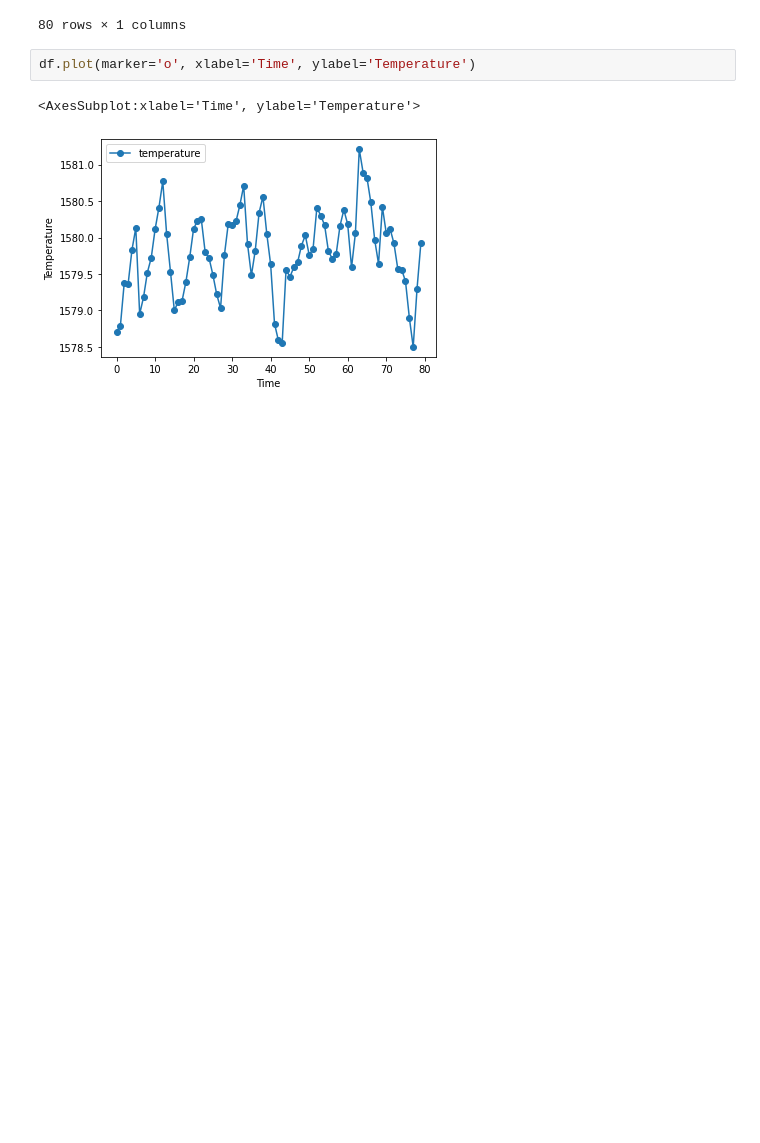
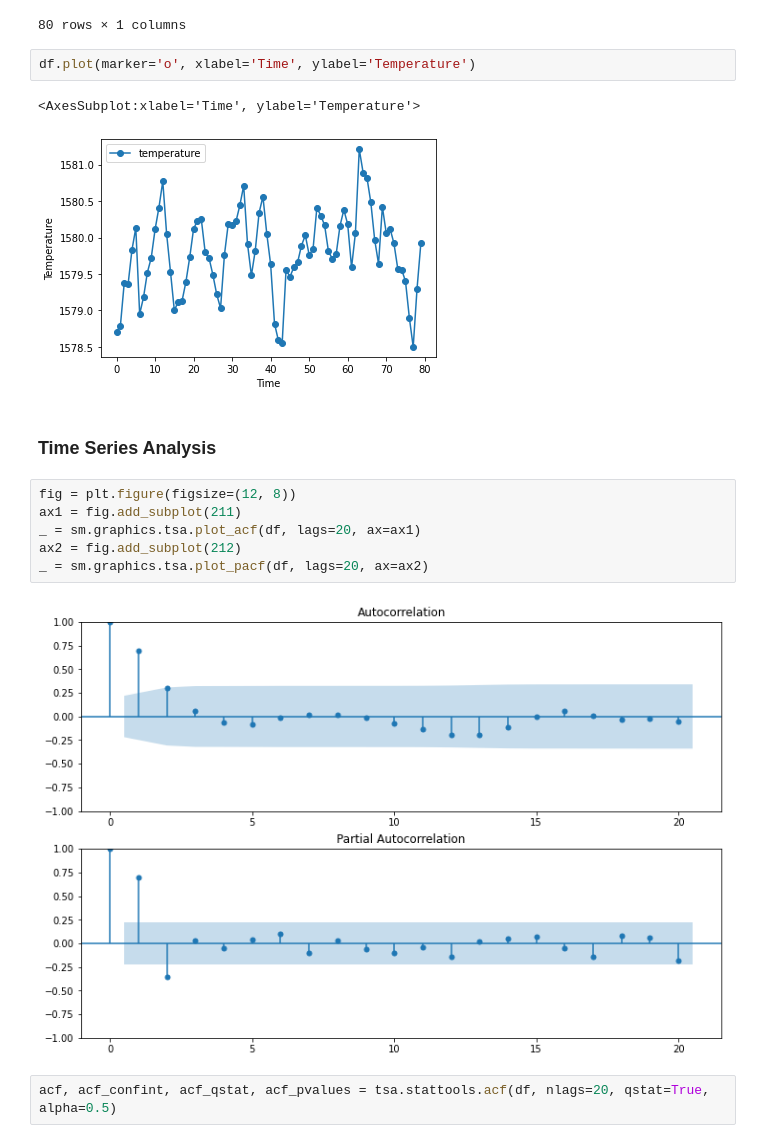
Before and after one commit to tadatoshi/time_series_plot_auto_analysis, a Jupyter notebook: notebooks/ceramic_furnace.ipynb, the cells around one changed output. Saved outputs shown, nothing was run; the diff lists cells and outputs as text; blank space fills up the shorter version.

Commit message:
For ceramic furnace data, plotted ACF and PACF, obtained numeric ACF and PACF, and saved ACF and PACF plots in files.

```diff
--- a/notebooks/ceramic_furnace.ipynb
+++ b/notebooks/ceramic_furnace.ipynb
@@ -46,3 +49,15 @@ df.plot(marker='o', xlabel='Time', ylabel='Temperature')
 # %% [output]
 <AxesSubplot:xlabel='Time', ylabel='Temperature'>
 [figure]
+# %% [markdown]
+### Time Series Analysis
+# %%
+fig = plt.figure(figsize=(12, 8))
+ax1 = fig.add_subplot(211)
+_ = sm.graphics.tsa.plot_acf(df, lags=20, ax=ax1)
+ax2 = fig.add_subplot(212)
+_ = sm.graphics.tsa.plot_pacf(df, lags=20, ax=ax2)
+# %% [output]
+[figure, added]
+# %%
+acf, acf_confint, acf_qstat, acf_pvalues = tsa.stattools.acf(df, nlags=20, qstat=True, alpha=0.5)
```
Also changed, not shown: parts of 10 cells of this notebook, 1 other file.
